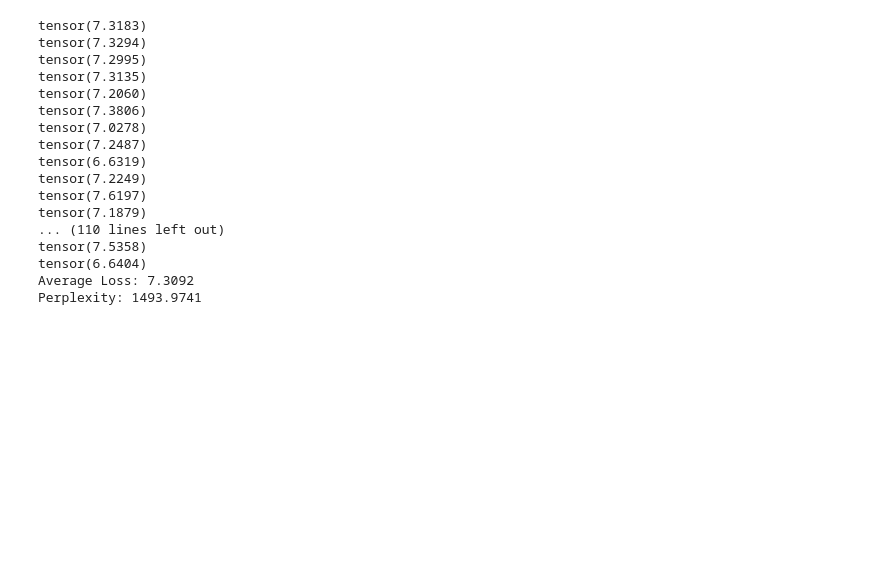
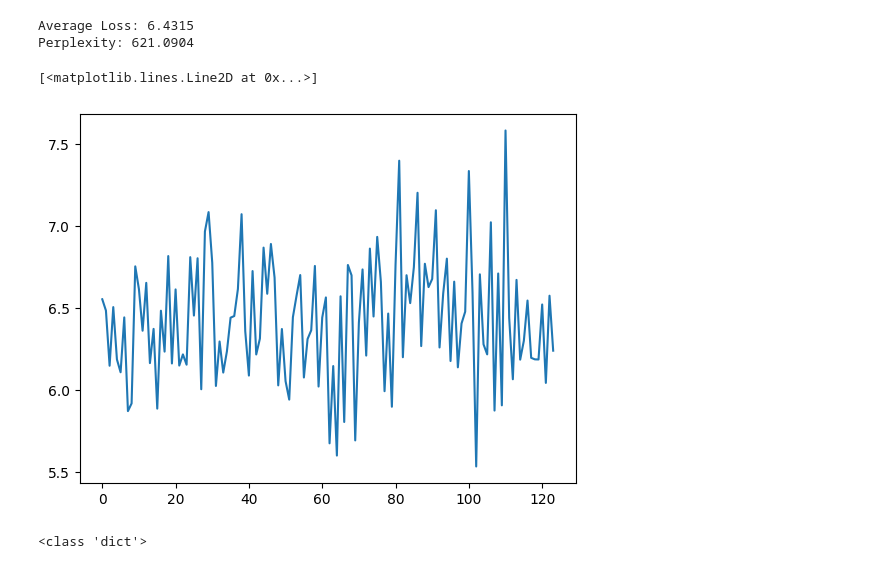
Before and after one commit to LaziestCactus/sumLoRA, a Jupyter notebook: models.ipynb, the cells around one changed output. Saved outputs shown, nothing was run; the diff lists cells and outputs as text; code cells hidden in the pictures; blank space fills up the shorter version.

```diff
--- a/models.ipynb
+++ b/models.ipynb
@@ -174,56 +161,46 @@ from transformers import AutoModelForCausalLM, AutoTokenizer
 
 # Load the fine-tuned model and tokenizer
 model_name = "medLora-model"  # Replace with your model's path
-#tokenizer = AutoTokenizer.from_pretrained(model_name)
 model = AutoModelForCausalLM.from_pretrained(model_name)
 
 # Evaluate the model
 model.eval()
 total_loss = 0
 num_batches = 0
 batch_size = 8  # Adjust based on your memory constraints
-
+loss_hist = [] # Storing it, no use for now
 with torch.no_grad():
     for i in range(0, len(val_dataset), batch_size):
         if(i+batch_size >= len(val_dataset)):
             break
         batch = val_dataset[i:i + batch_size]
         # Get input_ids and attention_mask from the batch
         input_ids = batch['input_ids']
         attention_mask = batch['attention_mask'] if 'attention_mask' in batch else None  # Optional
 
         # Pass input_ids as labels for loss calculation
         outputs = model(input_ids=input_ids, attention_mask=attention_mask, labels= batch['labels'])
 
         loss = outputs.loss
-        print(loss)
+        loss_hist.append(loss)
         total_loss += loss.item()
         num_batches += 1
 
 # Calculate average loss and perplexity
 average_loss = total_loss / num_batches
 perplexity = torch.exp(torch.tensor(average_loss)).item()
 
 print(f"Average Loss: {average_loss:.4f}")
 print(f"Perplexity: {perplexity:.4f}")
 # %% [output]
-tensor(7.3183)
-tensor(7.3294)
-tensor(7.2995)
-tensor(7.3135)
-tensor(7.2060)
-tensor(7.3806)
-tensor(7.0278)
-tensor(7.2487)
-tensor(6.6319)
-tensor(7.2249)
-tensor(7.6197)
-tensor(7.1879)
-... (110 lines left out)
-tensor(7.5358)
-tensor(6.6404)
-Average Loss: 7.3092
-Perplexity: 1493.9741
+Average Loss: 6.4315
+Perplexity: 621.0904
+[<matplotlib.lines.Line2D at 0x...>]
+[figure, added]
+# %%
+print(type(training_question))
+# %% [output]
+<class 'dict'>
 # %%
 # Load the default GPT-2 Small model and tokenizer
 GPTmodel = "gpt2"  # This points to the default GPT-2 Small model
```
Also changed, not shown: parts of 5 cells of this notebook, 40 other files.
